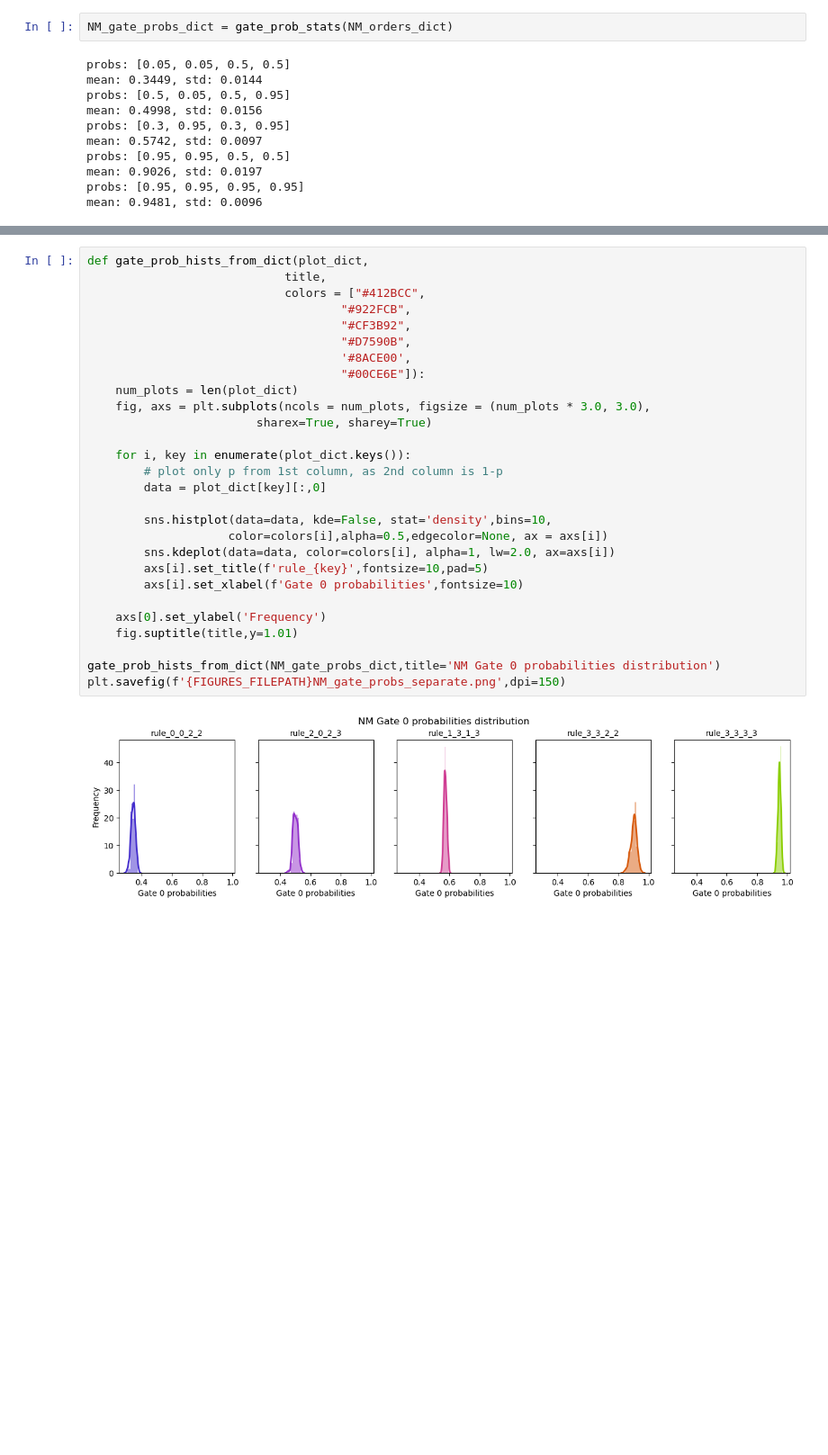
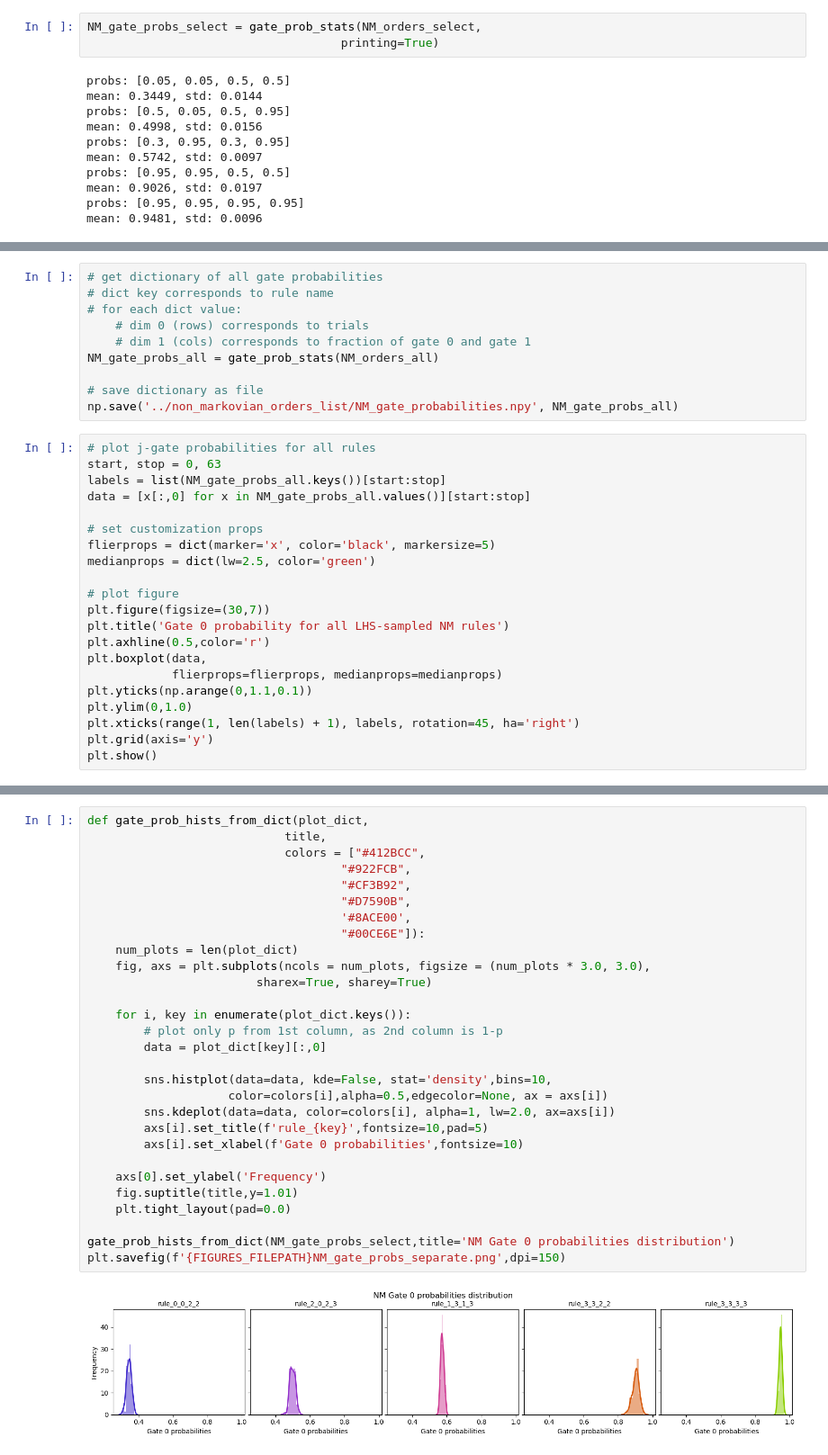
Before and after one commit to UnnatiAkhouri/QuNet, a Jupyter notebook: Notebooks/Non-Markovian_gates.ipynb, the cells around one changed output, grey strips where cells are left out. Shown at 90% size. Saved outputs shown, nothing was run; the diff lists cells and outputs as text; blank space fills up the shorter version.

Commit message:
NM gate stats, plots

```diff
--- a/Notebooks/Non-Markovian_gates.ipynb
+++ b/Notebooks/Non-Markovian_gates.ipynb
@@ -418,7 +429,8 @@ def gate_prob_stats(orders_dict, probabilities = [0.05, 0.3, 0.5, 0.95]):
 
     return gate_probs_dict
 # %%
-NM_gate_probs_dict = gate_prob_stats(NM_orders_dict)
+NM_gate_probs_select = gate_prob_stats(NM_orders_select,
+                                    printing=True)
 # %% [output]
 probs: [0.05, 0.05, 0.5, 0.5]
 mean: 0.3449, std: 0.0144
@@ -432,0 +462,31 @@ mean: 0.9481, std: 0.0096
+# %%
+# get dictionary of all gate probabilities
+# dict key corresponds to rule name
+# for each dict value:
+    # dim 0 (rows) corresponds to trials
+    # dim 1 (cols) corresponds to fraction of gate 0 and gate 1
+NM_gate_probs_all = gate_prob_stats(NM_orders_all)
+
+# save dictionary as file
+np.save('../non_markovian_orders_list/NM_gate_probabilities.npy', NM_gate_probs_all)
+# %%
+# plot j-gate probabilities for all rules
+start, stop = 0, 63
+labels = list(NM_gate_probs_all.keys())[start:stop]
+data = [x[:,0] for x in NM_gate_probs_all.values()][start:stop]
+
+# set customization props
+flierprops = dict(marker='x', color='black', markersize=5)
+medianprops = dict(lw=2.5, color='green')
+
+# plot figure
+plt.figure(figsize=(30,7))
+plt.title('Gate 0 probability for all LHS-sampled NM rules')
+plt.axhline(0.5,color='r')
+plt.boxplot(data,
+            flierprops=flierprops, medianprops=medianprops)
+plt.yticks(np.arange(0,1.1,0.1))
+plt.ylim(0,1.0)
+plt.xticks(range(1, len(labels) + 1), labels, rotation=45, ha='right')
+plt.grid(axis='y')
+plt.show()
@@ -433,33 +497,34 @@ mean: 0.9481, std: 0.0096
 # %%
 def gate_prob_hists_from_dict(plot_dict,
                             title,
                             colors = ["#412BCC",
                                     "#922FCB",
                                     "#CF3B92",
                                     "#D7590B",
                                     '#8ACE00',
                                     "#00CE6E"]):
     num_plots = len(plot_dict)
     fig, axs = plt.subplots(ncols = num_plots, figsize = (num_plots * 3.0, 3.0),
                         sharex=True, sharey=True)
 
     for i, key in enumerate(plot_dict.keys()):
         # plot only p from 1st column, as 2nd column is 1-p
         data = plot_dict[key][:,0]
 
         sns.histplot(data=data, kde=False, stat='density',bins=10,
                     color=colors[i],alpha=0.5,edgecolor=None, ax = axs[i])
         sns.kdeplot(data=data, color=colors[i], alpha=1, lw=2.0, ax=axs[i])
         axs[i].set_title(f'rule_{key}',fontsize=10,pad=5)
         axs[i].set_xlabel(f'Gate 0 probabilities',fontsize=10)
 
     axs[0].set_ylabel('Frequency')
     fig.suptitle(title,y=1.01)
+    plt.tight_layout(pad=0.0)
 
-gate_prob_hists_from_dict(NM_gate_probs_dict,title='NM Gate 0 probabilities distribution')
+gate_prob_hists_from_dict(NM_gate_probs_select,title='NM Gate 0 probabilities distribution')
 plt.savefig(f'{FIGURES_FILEPATH}NM_gate_probs_separate.png',dpi=150)
 # %% [output]
-[figure, old version]
+[figure, new version]
 # %%
 def gate_prob_overlay_hist_from_dict(plot_dict,
                                     title,
```
Also changed, not shown: parts of 8 cells of this notebook, 9 other files.
